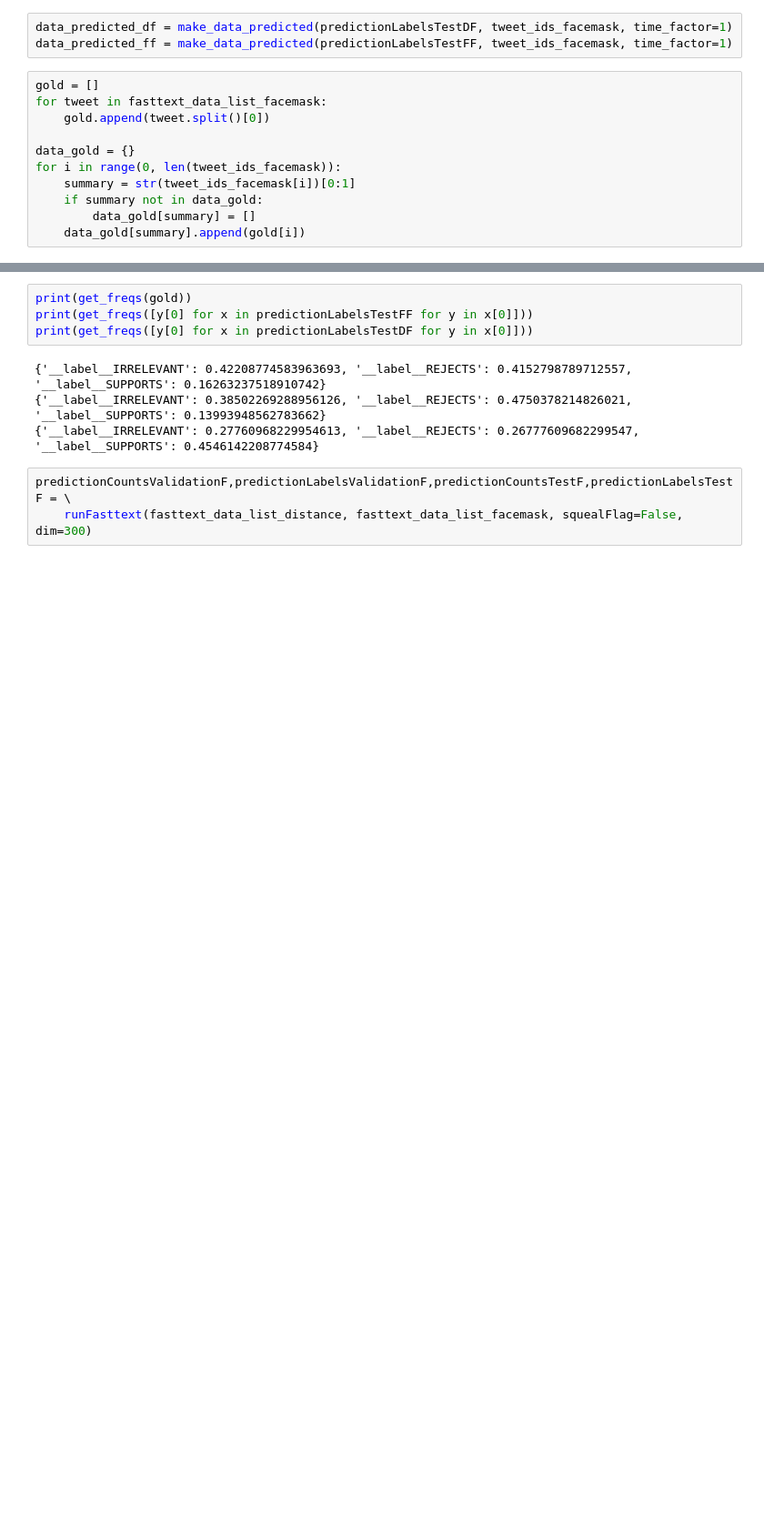
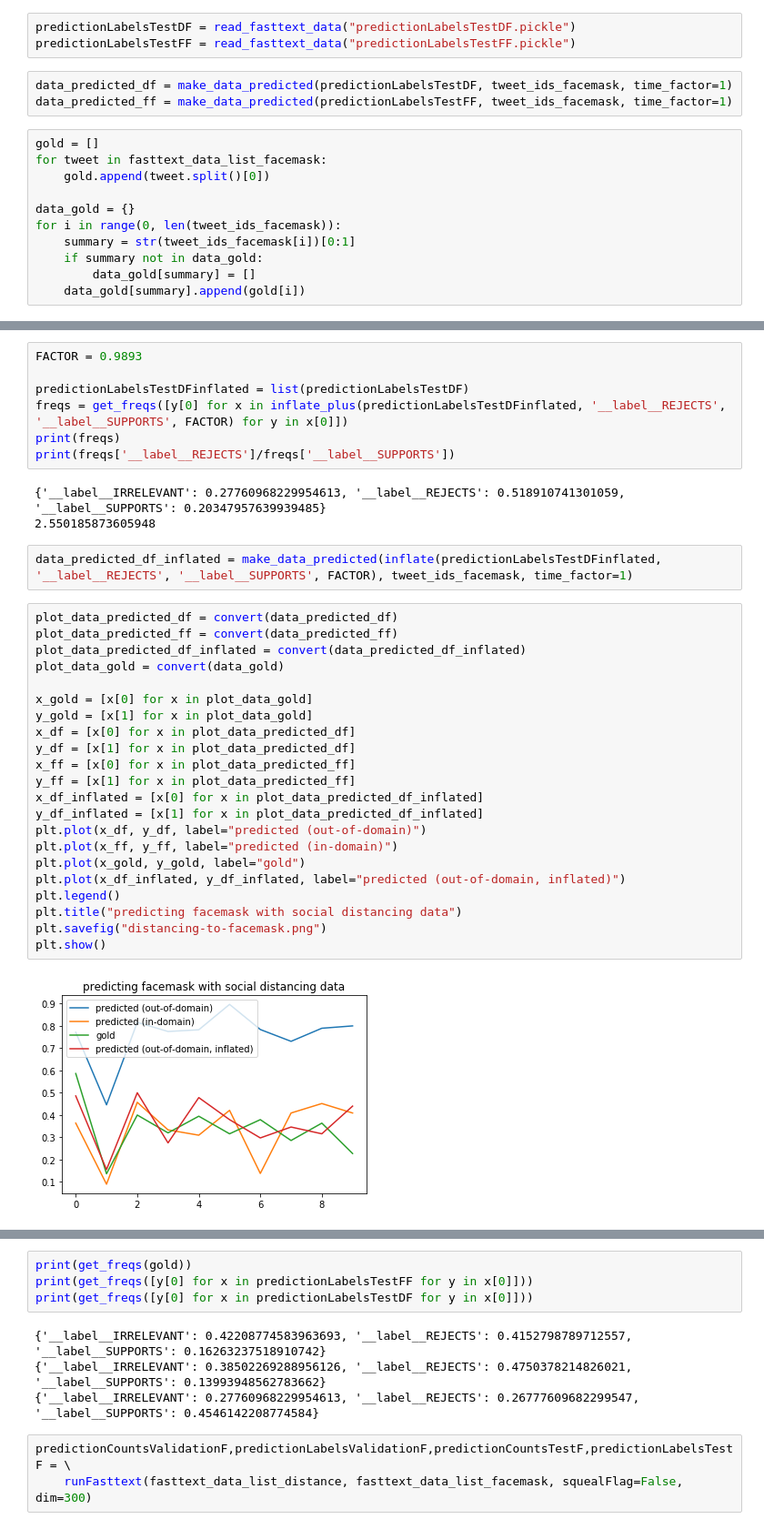
Before and after one commit to puregome/notebooks, a Jupyter notebook: domain-adaptation.ipynb, the cells around one changed output, grey strips where cells are left out. Shown at 91% size. Drawn from its saved outputs; the diff is of its cells as text; blank space fills up the shorter version.

```diff
--- a/domain-adaptation.ipynb
+++ b/domain-adaptation.ipynb
@@ -490,3 +603,6 @@ cases: 1322; precision: 0.407; recall: 0.407; fraction: 0.233
+# %%
+predictionLabelsTestDF = read_fasttext_data("predictionLabelsTestDF.pickle")
+predictionLabelsTestFF = read_fasttext_data("predictionLabelsTestFF.pickle")
 # %%
 data_predicted_df = make_data_predicted(predictionLabelsTestDF, tweet_ids_facemask, time_factor=1)
 data_predicted_ff = make_data_predicted(predictionLabelsTestFF, tweet_ids_facemask, time_factor=1)
@@ -523,0 +649,36 @@ plt.show()
+# %%
+FACTOR = 0.9893
+
+predictionLabelsTestDFinflated = list(predictionLabelsTestDF)
+freqs = get_freqs([y[0] for x in inflate_plus(predictionLabelsTestDFinflated, '__label__REJECTS', '__label__SUPPORTS', FACTOR) for y in x[0]])
+print(freqs)
+print(freqs['__label__REJECTS']/freqs['__label__SUPPORTS'])
+# %% [output]
+{'__label__IRRELEVANT': 0.27760968229954613, '__label__REJECTS': 0.518910741301059, '__label__SUPPORTS': 0.20347957639939485}
+2.550185873605948
+# %%
+data_predicted_df_inflated = make_data_predicted(inflate(predictionLabelsTestDFinflated, '__label__REJECTS', '__label__SUPPORTS', FACTOR), tweet_ids_facemask, time_factor=1)
+# %%
+plot_data_predicted_df = convert(data_predicted_df)
+plot_data_predicted_ff = convert(data_predicted_ff)
+plot_data_predicted_df_inflated = convert(data_predicted_df_inflated)
+plot_data_gold = convert(data_gold)
+
+x_gold = [x[0] for x in plot_data_gold]
+y_gold = [x[1] for x in plot_data_gold]
+x_df = [x[0] for x in plot_data_predicted_df]
+y_df = [x[1] for x in plot_data_predicted_df]
+x_ff = [x[0] for x in plot_data_predicted_ff]
+y_ff = [x[1] for x in plot_data_predicted_ff]
+x_df_inflated = [x[0] for x in plot_data_predicted_df_inflated]
+y_df_inflated = [x[1] for x in plot_data_predicted_df_inflated]
+plt.plot(x_df, y_df, label="predicted (out-of-domain)")
+plt.plot(x_ff, y_ff, label="predicted (in-domain)")
+plt.plot(x_gold, y_gold, label="gold")
+plt.plot(x_df_inflated, y_df_inflated, label="predicted (out-of-domain, inflated)")
+plt.legend()
+plt.title("predicting facemask with social distancing data")
+plt.savefig("distancing-to-facemask.png")
+plt.show()
+# %% [output]
+[figure, added]
```
Also changed, not shown: parts of 40 cells of this notebook.
